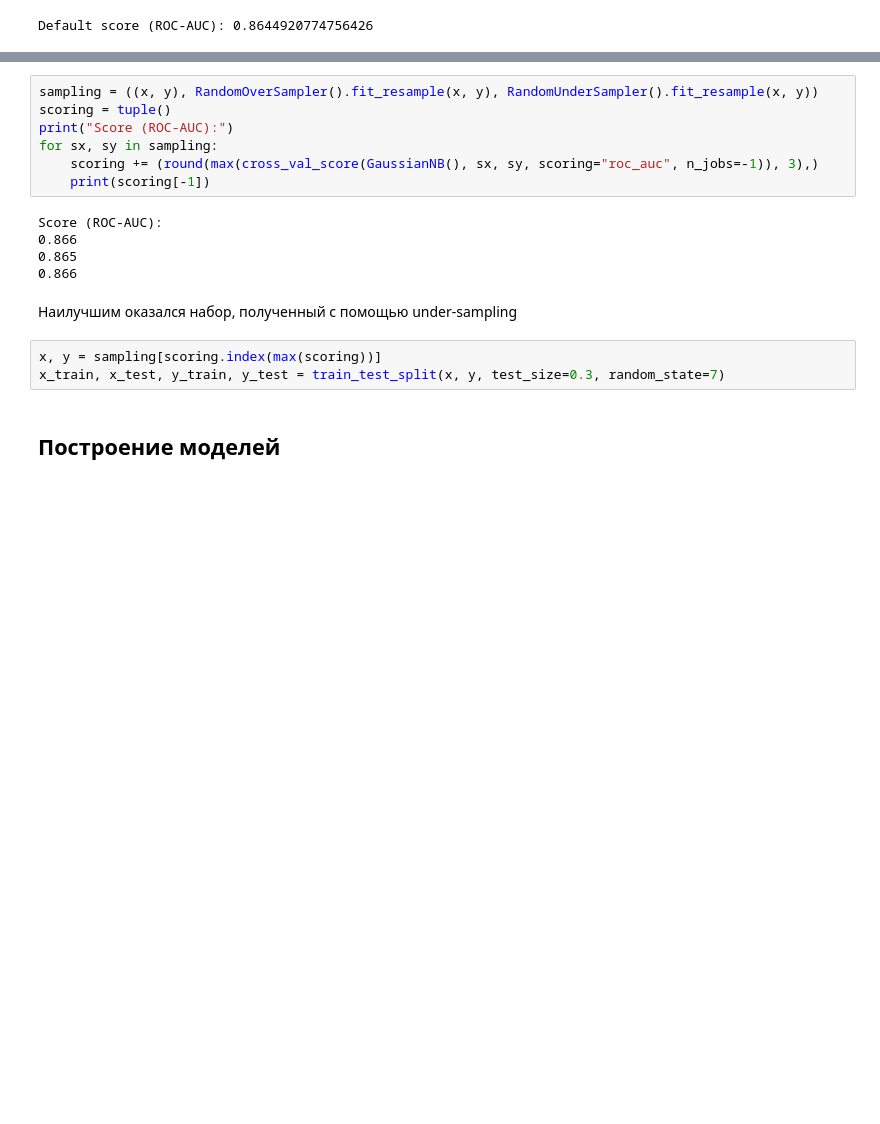
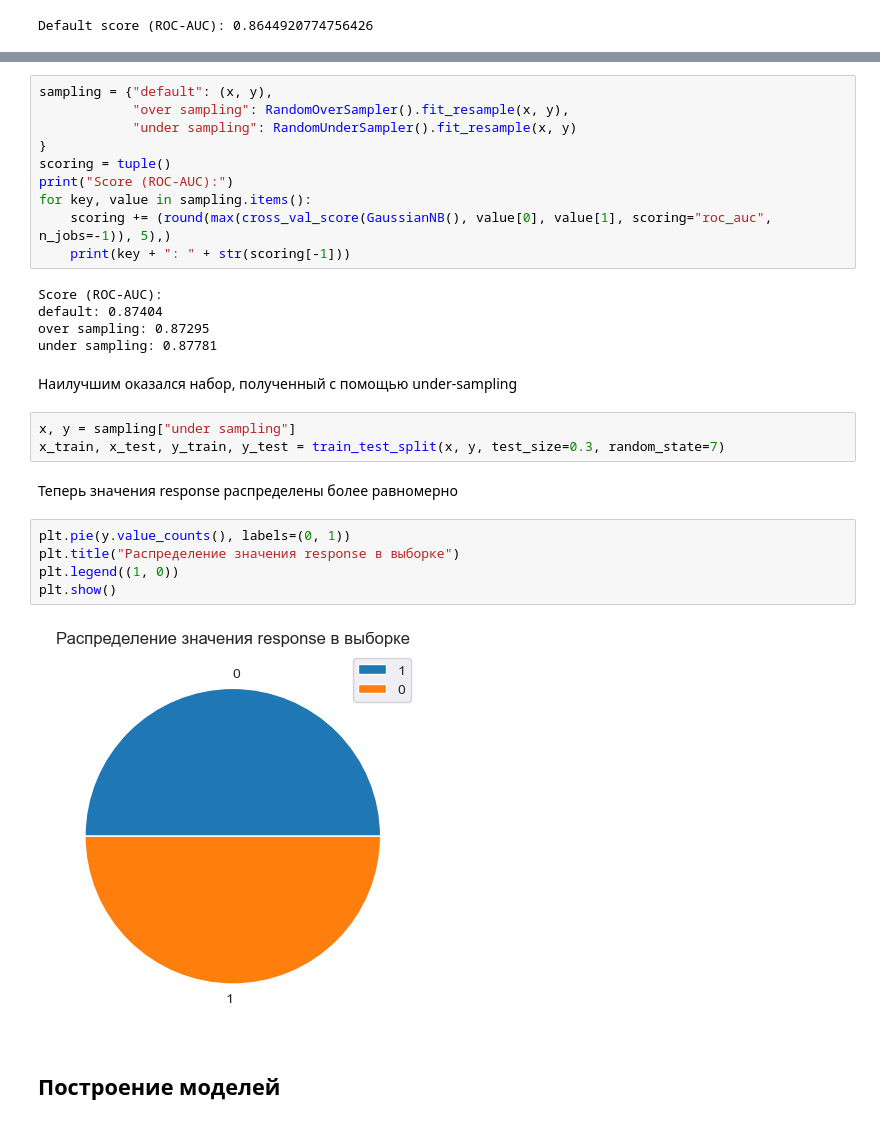
Before and after one commit to fongradnastya/data_analysis_2, a Jupyter notebook: notebooks/work.ipynb, the cells around one changed output, grey strips where cells are left out. Saved outputs shown, nothing was run; the diff lists cells and outputs as text; blank space fills up the shorter version.

```diff
--- a/notebooks/work.ipynb
+++ b/notebooks/work.ipynb
@@ -243,20 +247,32 @@ memory usage: 7.4 MB
 # %%
-sampling = ((x, y), RandomOverSampler().fit_resample(x, y), RandomUnderSampler().fit_resample(x, y))
+sampling = {"default": (x, y),
+            "over sampling": RandomOverSampler().fit_resample(x, y),
+            "under sampling": RandomUnderSampler().fit_resample(x, y)
+}
 scoring = tuple()
 print("Score (ROC-AUC):")
-for sx, sy in sampling:
-    scoring += (round(max(cross_val_score(GaussianNB(), sx, sy, scoring="roc_auc", n_jobs=-1)), 3),)
-    print(scoring[-1])
+for key, value in sampling.items():
+    scoring += (round(max(cross_val_score(GaussianNB(), value[0], value[1], scoring="roc_auc", n_jobs=-1)), 5),)
+    print(key + ": " + str(scoring[-1]))
 # %% [output]
 Score (ROC-AUC):
-0.866
-0.865
-0.866
+default: 0.87404
+over sampling: 0.87295
+under sampling: 0.87781
 # %% [markdown]
 Наилучшим оказался набор, полученный с помощью under-sampling
 # %%
-x, y = sampling[scoring.index(max(scoring))]
+x, y = sampling["under sampling"]
 x_train, x_test, y_train, y_test = train_test_split(x, y, test_size=0.3, random_state=7)
+# %% [markdown]
+Теперь значения response распределены более равномерно
+# %%
+plt.pie(y.value_counts(), labels=(0, 1))
+plt.title("Распределение значения response в выборке")
+plt.legend((1, 0))
+plt.show()
+# %% [output]
+[figure, added]
 # %% [markdown]
 ## Построение моделей
 # %%
```
Also changed, not shown: parts of 34 cells of this notebook, 2 other files.
